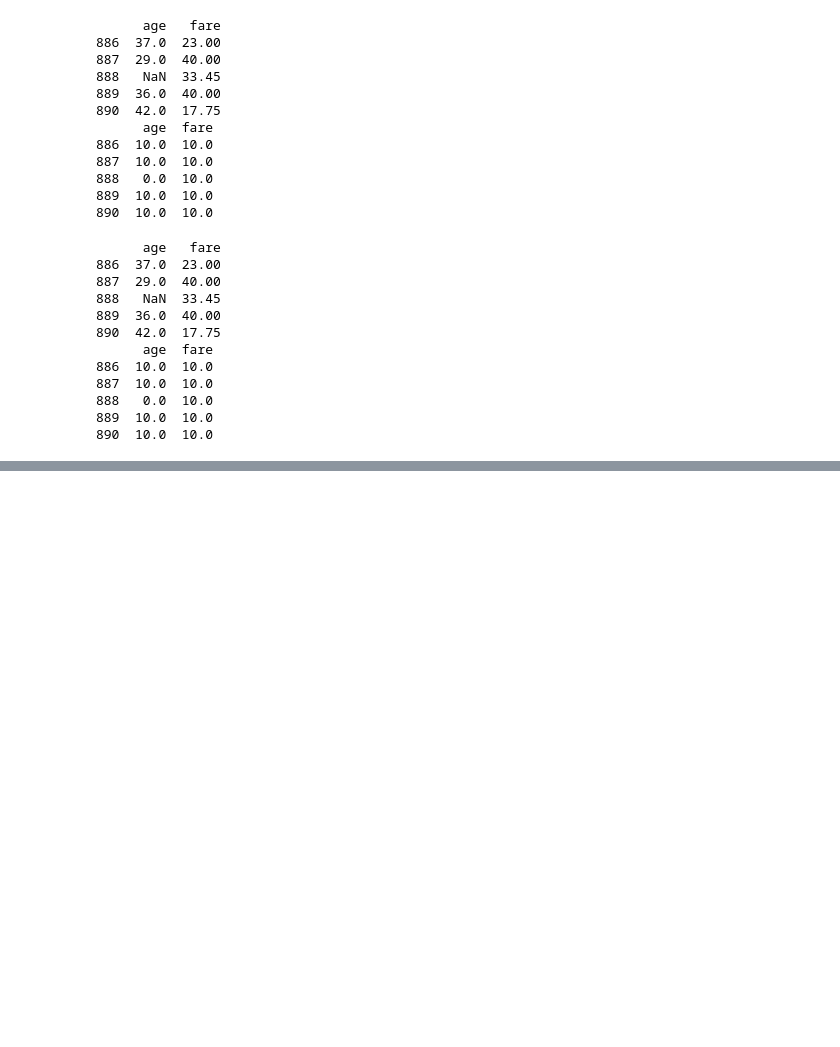
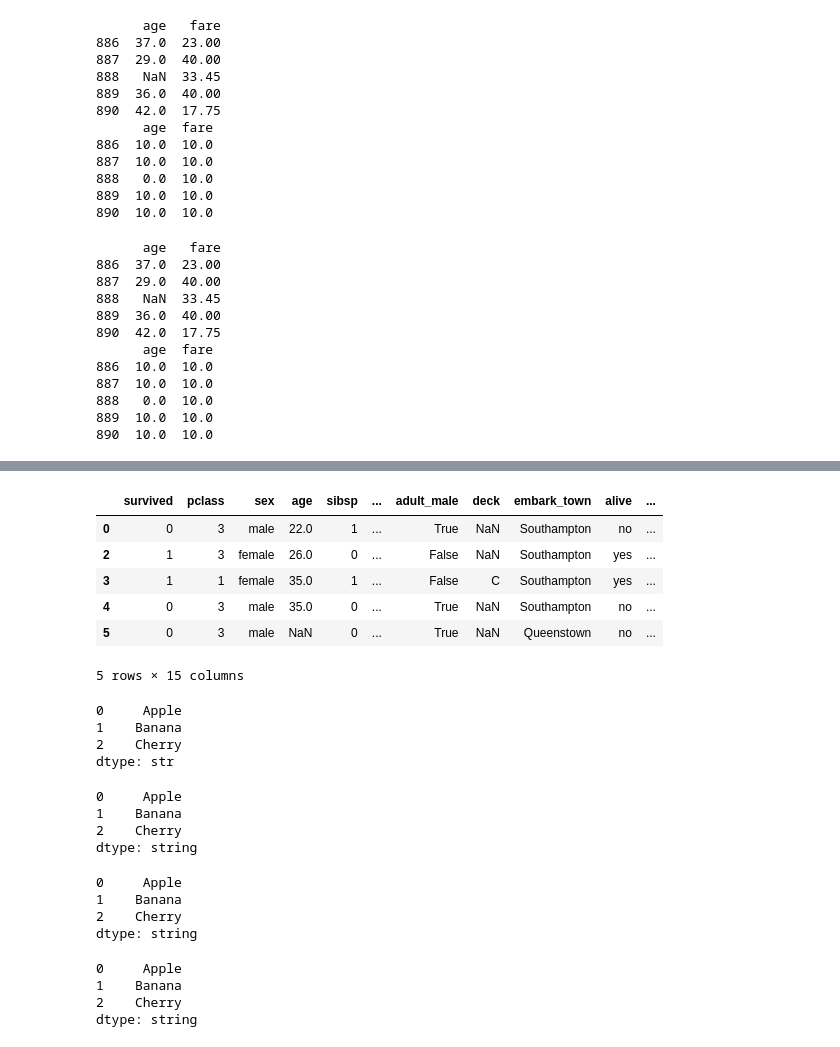
Before and after one commit to Nachihun/Data-Collection-Workspace, a Jupyter notebook: pandas_교재_예제_2.ipynb, the cells around one changed output, grey strips where cells are left out. Drawn from its saved outputs; the diff is of its cells as text; code cells hidden in the pictures; blank space fills up the shorter version.

```diff
--- a/pandas_교재_예제_2.ipynb
+++ b/pandas_교재_예제_2.ipynb
@@ -825,0 +993,45 @@ print(sample2)
+# %%
+isin_filter = titanic['embark_town'].isin(["Southampton",  "Queenstown"])
+df_isin = titanic[isin_filter]
+df_isin.head()
+# %% [output]
+|  | survived | pclass | sex | age | sibsp | ... | adult_male | deck | embark_town | alive | ... |
+| 0 | 0 | 3 | male | 22.0 | 1 | ... | True | NaN | Southampton | no | ... |
+| 2 | 1 | 3 | female | 26.0 | 0 | ... | False | NaN | Southampton | yes | ... |
+| 3 | 1 | 1 | female | 35.0 | 1 | ... | False | C | Southampton | yes | ... |
+| 4 | 0 | 3 | male | 35.0 | 0 | ... | True | NaN | Southampton | no | ... |
+| 5 | 0 | 3 | male | NaN | 0 | ... | True | NaN | Queenstown | no | ... |
+5 rows × 15 columns
+# %%
+# Page 80, 예제 1-30
+import pandas as pd
+
+fruit_names = pd.Series(["Apple", "Banana", "Cherry"])
+
+fruit_names
+# %% [output]
+0     Apple
+1    Banana
+2    Cherry
+dtype: str
+# %%
+pd.Series(["Apple", "Banana", "Cherry"], dtype="string")
+# %% [output]
+0     Apple
+1    Banana
+2    Cherry
+dtype: string
+# %%
+pd.Series(["Apple", "Banana", "Cherry"], dtype=pd.StringDtype())
+# %% [output]
+0     Apple
+1    Banana
+2    Cherry
+dtype: string
+# %%
+fruit_names.astype('string')
+# %% [output]
+0     Apple
+1    Banana
+2    Cherry
+dtype: string
```
Also changed, not shown: parts of 25 cells of this notebook, 1 other file.
